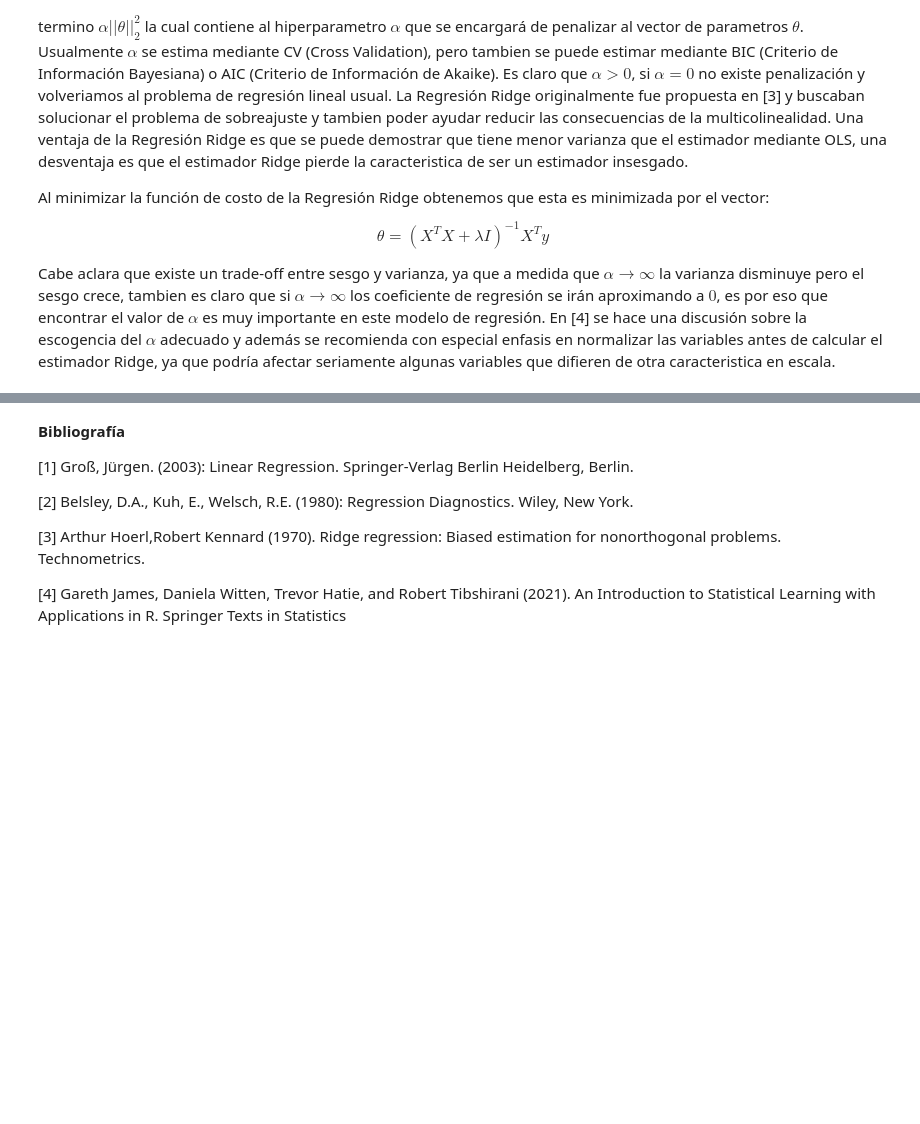
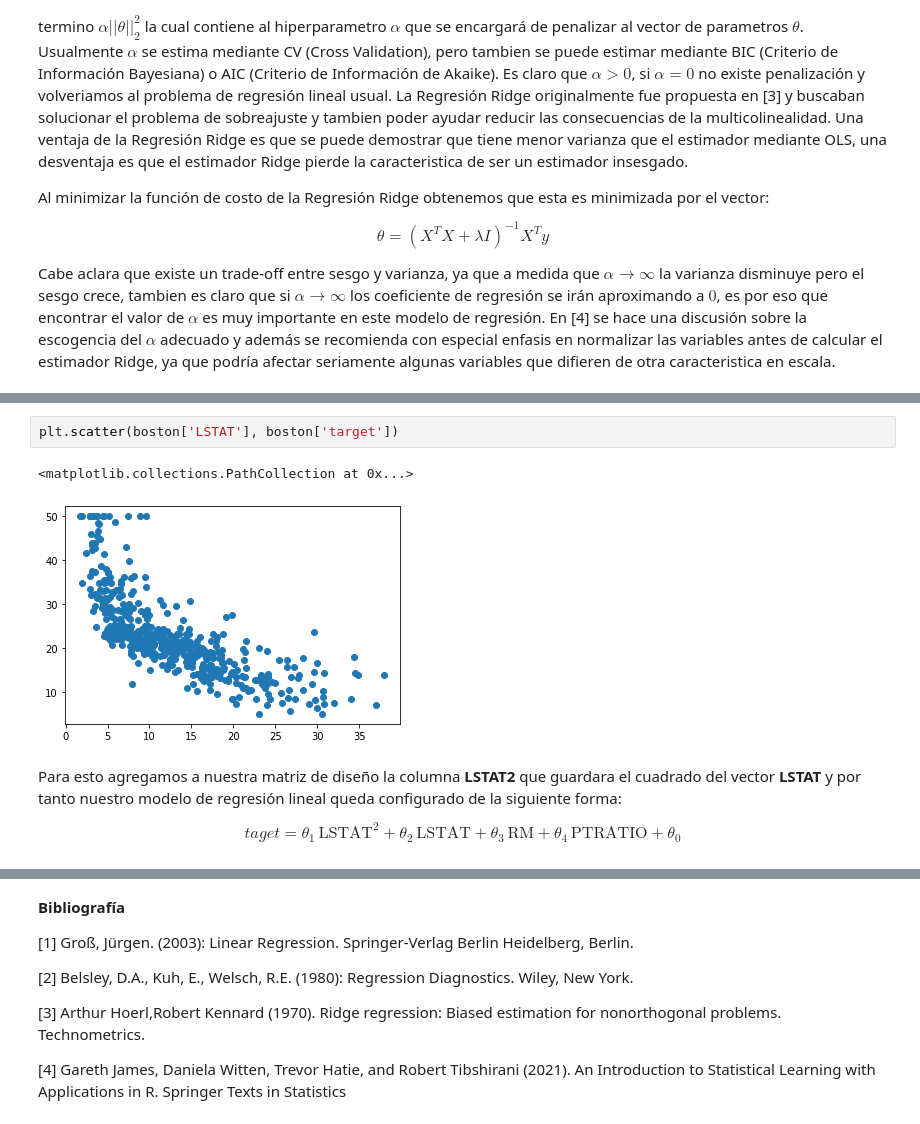
Before and after one commit to rafacabrera7/Proyecto1_AED_MS, a Jupyter notebook: Proyecto 1.ipynb, the cells around one changed output, grey strips where cells are left out. Cells and saved outputs as stored; diff of their text form; blank space fills up the shorter version.

```diff
--- a/Proyecto 1.ipynb
+++ b/Proyecto 1.ipynb
@@ -195,0 +254,9 @@ ridge_reg.score(X_train,Y_train)
+# %%
+plt.scatter(boston['LSTAT'], boston['target'])
+# %% [output]
+<matplotlib.collections.PathCollection at 0x...>
+[figure, added]
+# %% [markdown]
+Para esto agregamos a nuestra matriz de diseño la columna **LSTAT2** que guardara el cuadrado del vector **LSTAT** y por tanto nuestro modelo de regresión lineal queda configurado de la siguiente forma:
+
+$$taget = \theta_{1}\, \text{LSTAT}^{2} + \theta_{2}\, \text{LSTAT} + \theta_{3}\,\text{RM} + \theta_{4}\, \text{PTRATIO}+ \theta_{0}$$
```
Also changed, not shown: parts of 11 cells of this notebook.
